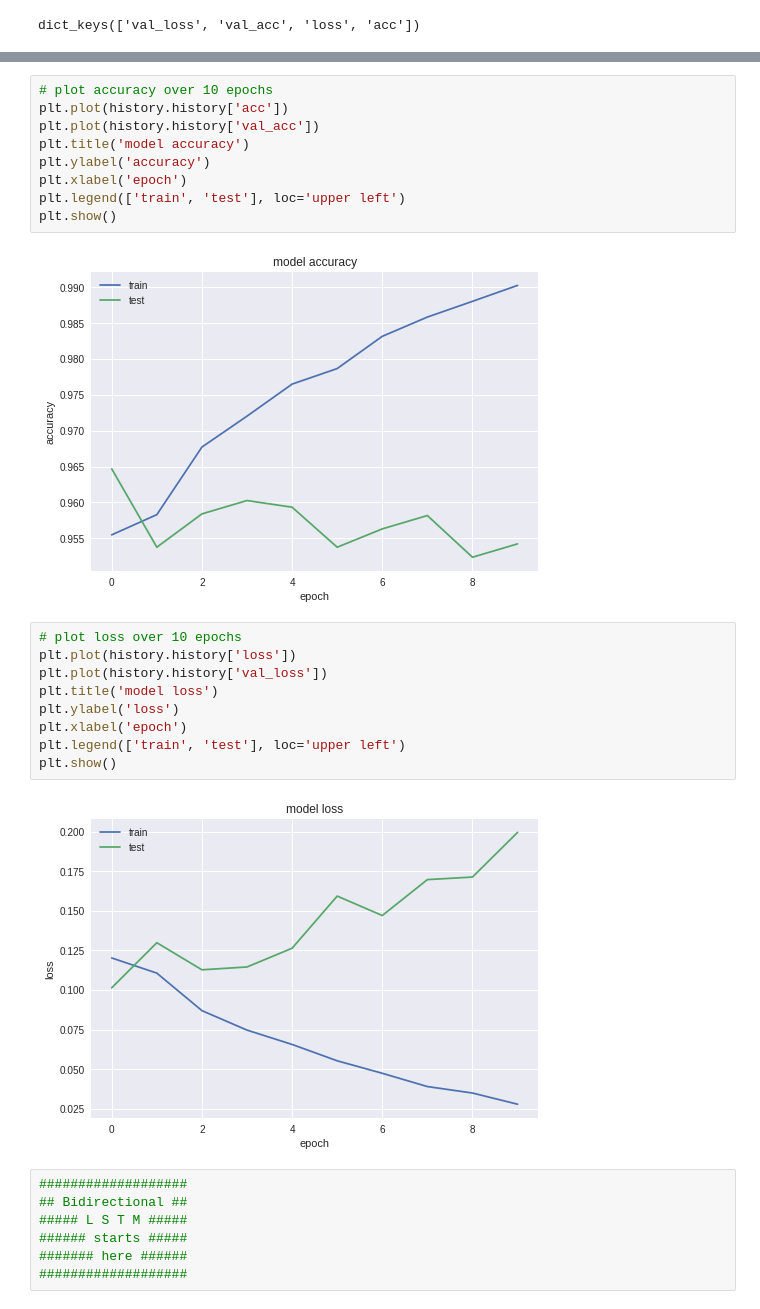
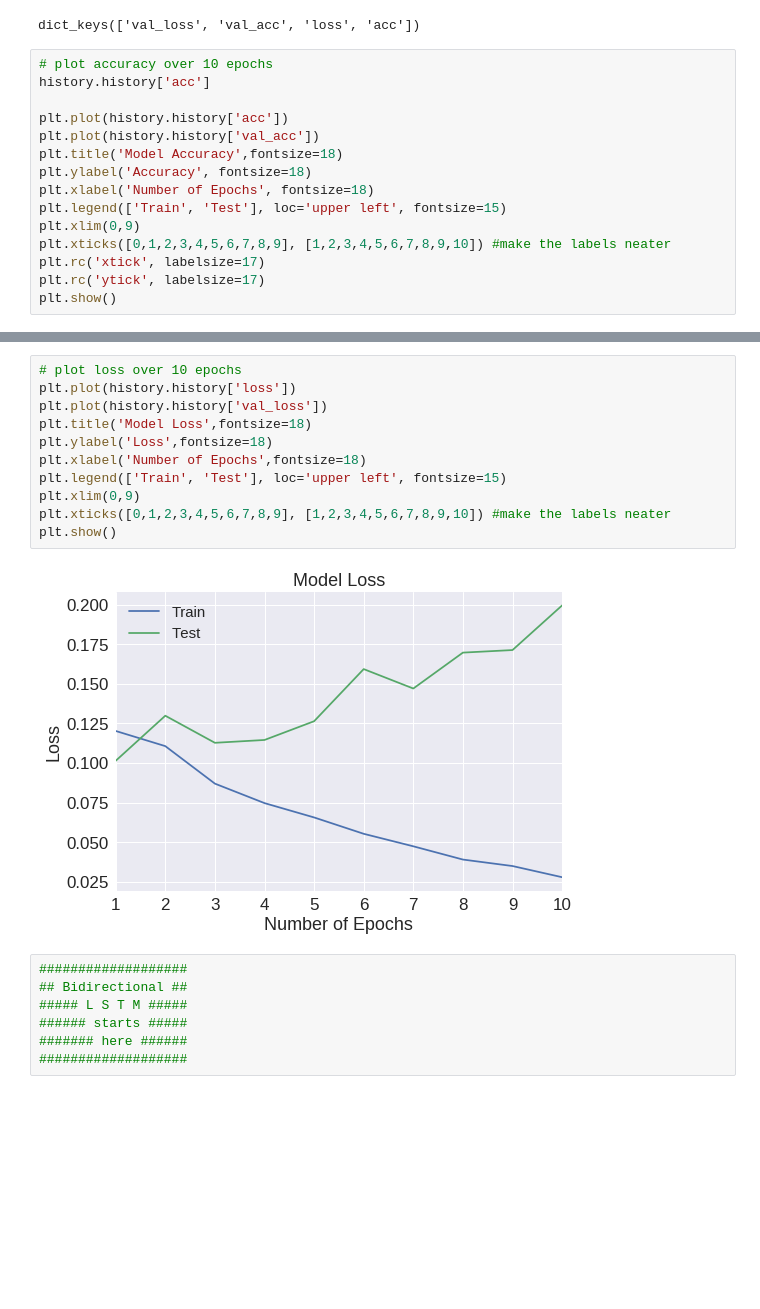
Before and after one commit to choi-b/YelpDataset, a Jupyter notebook: LSTM_pt2_with_Visualizations.ipynb, the cells around one changed output, grey strips where cells are left out. Cells and saved outputs as stored; diff of their text form; blank space fills up the shorter version.

```diff
--- a/LSTM_pt2_with_Visualizations.ipynb
+++ b/LSTM_pt2_with_Visualizations.ipynb
@@ -355,3 +355,18 @@ Epoch 10/10
 print(history.history.keys())
 # %% [output]
 dict_keys(['val_loss', 'val_acc', 'loss', 'acc'])
+# %%
+# plot accuracy over 10 epochs
+history.history['acc']
+
+plt.plot(history.history['acc'])
+plt.plot(history.history['val_acc'])
+plt.title('Model Accuracy',fontsize=18)
+plt.ylabel('Accuracy', fontsize=18)
+plt.xlabel('Number of Epochs', fontsize=18)
+plt.legend(['Train', 'Test'], loc='upper left', fontsize=15)
+plt.xlim(0,9)
+plt.xticks([0,1,2,3,4,5,6,7,8,9], [1,2,3,4,5,6,7,8,9,10]) #make the labels neater
+plt.rc('xtick', labelsize=17)
+plt.rc('ytick', labelsize=17)
+plt.show()
@@ -358,25 +375,16 @@ dict_keys(['val_loss', 'val_acc', 'loss', 'acc'])
 # %%
-# plot accuracy over 10 epochs
-plt.plot(history.history['acc'])
-plt.plot(history.history['val_acc'])
-plt.title('model accuracy')
-plt.ylabel('accuracy')
-plt.xlabel('epoch')
-plt.legend(['train', 'test'], loc='upper left')
+# plot loss over 10 epochs
+plt.plot(history.history['loss'])
+plt.plot(history.history['val_loss'])
+plt.title('Model Loss',fontsize=18)
+plt.ylabel('Loss',fontsize=18)
+plt.xlabel('Number of Epochs',fontsize=18)
+plt.legend(['Train', 'Test'], loc='upper left', fontsize=15)
+plt.xlim(0,9)
+plt.xticks([0,1,2,3,4,5,6,7,8,9], [1,2,3,4,5,6,7,8,9,10]) #make the labels neater
 plt.show()
 # %% [output]
-[figure, old version]
+[figure, new version]
-# %%
-# plot loss over 10 epochs
-plt.plot(history.history['loss'])
-plt.plot(history.history['val_loss'])
-plt.title('model loss')
-plt.ylabel('loss')
-plt.xlabel('epoch')
-plt.legend(['train', 'test'], loc='upper left')
-plt.show()
-# %% [output]
-[figure, removed]
 # %%
 ###################
 ## Bidirectional ##
```
Also changed, not shown: parts of 1 cell of this notebook.
